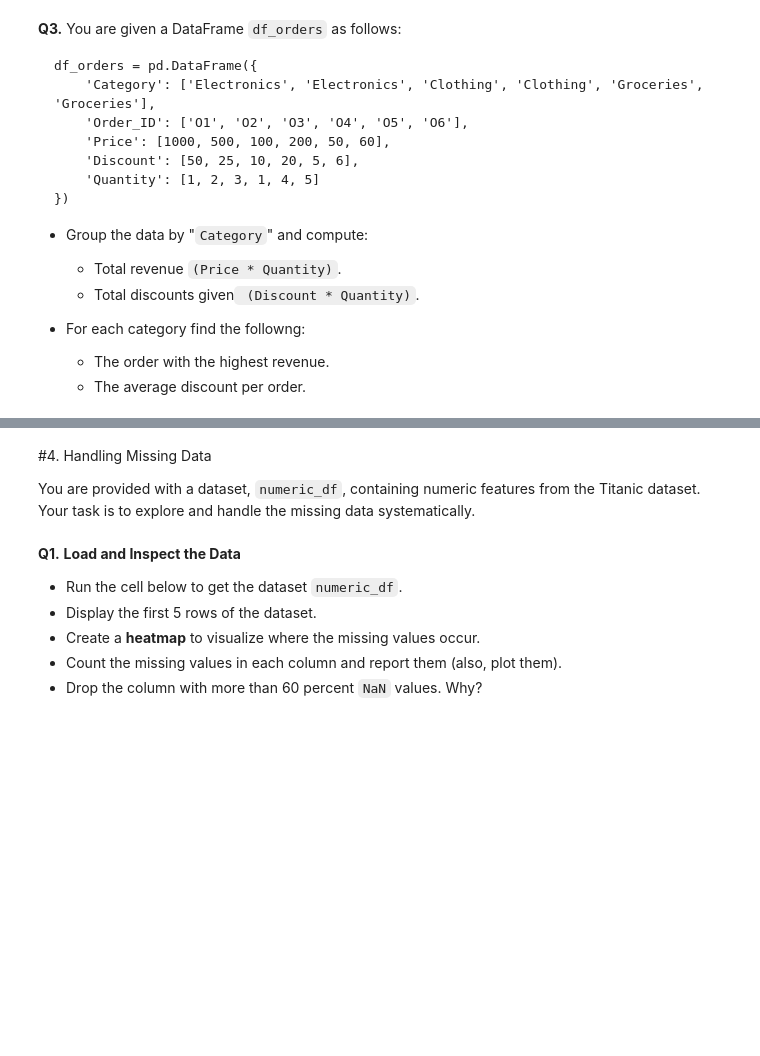
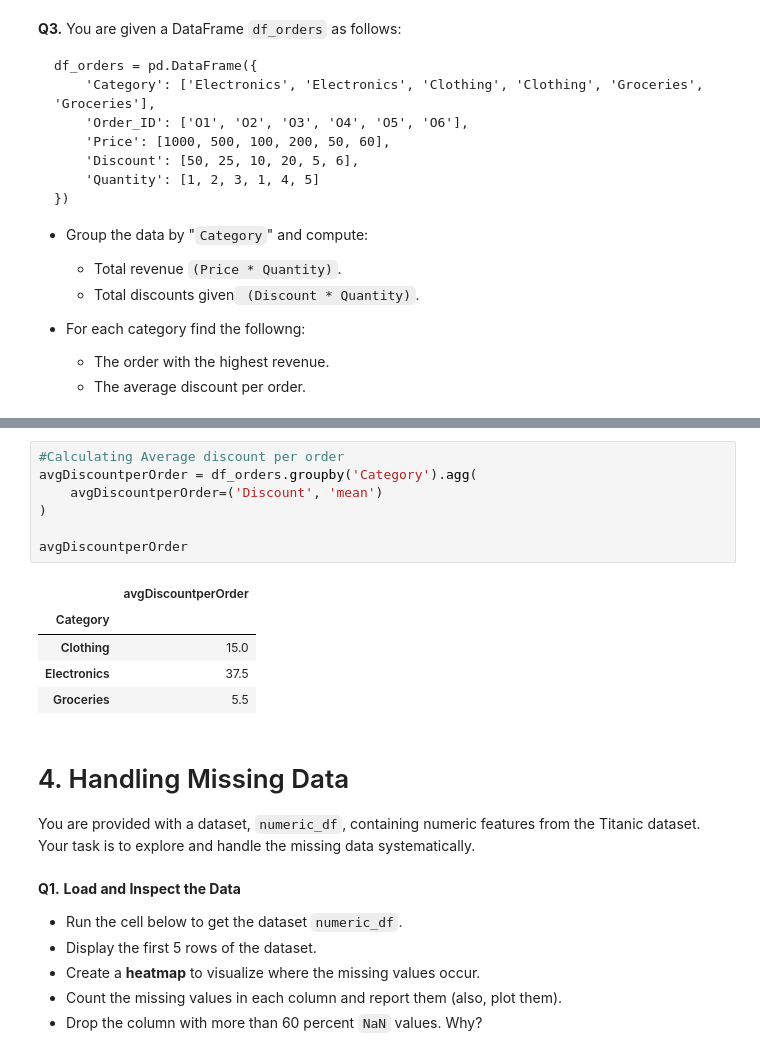
Before and after one commit to Diver202/PSDV, a Jupyter notebook: Lab2/Lab2_Pandas_Matplotlib.ipynb, the cells around one changed output, grey strips where cells are left out. Cells and saved outputs as stored; diff of their text form; blank space fills up the shorter version.

```diff
--- a/Lab2/Lab2_Pandas_Matplotlib.ipynb
+++ b/Lab2/Lab2_Pandas_Matplotlib.ipynb
@@ -307,5 +400,18 @@ df_orders = pd.DataFrame({
+# %%
+#Calculating Average discount per order
+avgDiscountperOrder = df_orders.groupby('Category').agg(
+    avgDiscountperOrder=('Discount', 'mean')
+)
+
+avgDiscountperOrder
+# %% [output]
+|  | avgDiscountperOrder |
+| Category |  |
+| Clothing | 15.0 |
+| Electronics | 37.5 |
+| Groceries | 5.5 |
 # %% [markdown]
-#4. Handling Missing Data
+# 4. Handling Missing Data
 
 You are provided with a dataset, `numeric_df`, containing numeric features from the Titanic dataset. Your task is to explore and handle the missing data systematically.
 # %% [markdown]
```
Also changed, not shown: parts of 7 cells of this notebook.
